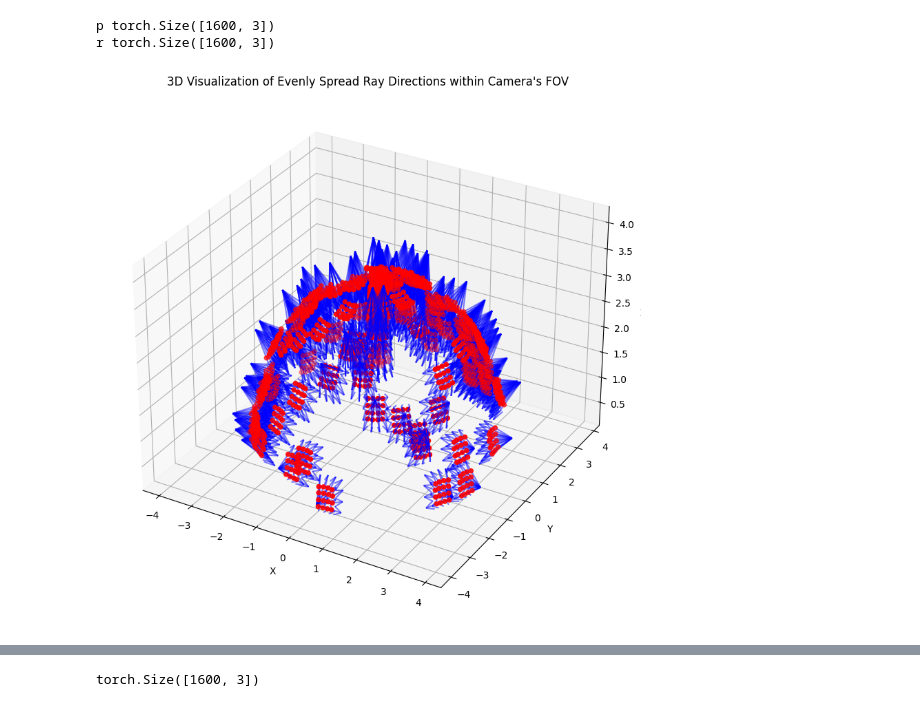
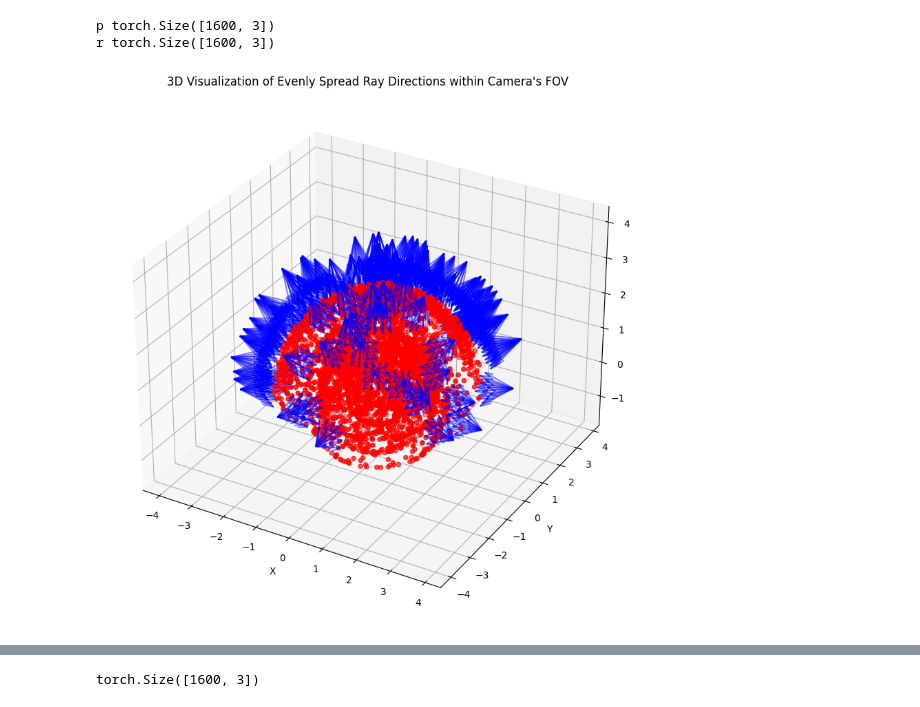
Before and after one commit to DanJbk/Plenoxels, a Jupyter notebook: notebooks/development.ipynb, the cells around one changed output, grey strips where cells are left out. Drawn from its saved outputs; the diff is of its cells as text; code cells hidden in the pictures.

```diff
--- a/notebooks/development.ipynb
+++ b/notebooks/development.ipynb
@@ -1,5 +1,8 @@
 # %%
 import json
+import torch
+import numpy as np
+import matplotlib.pyplot as plt
 from mpl_toolkits.mplot3d import Axes3D
 
 def get_data_from_index(data, index):
@@ -99,33 +102,41 @@ def visualize_rays_3d(ray_directions, camera_positions, scatter_data=None):
     ax.set_zlabel('Z')
     ax.set_title("3D Visualization of Evenly Spread Ray Directions within Camera's FOV")
     plt.show()
 
 data_folder = "D:\9.programming\Plenoxels\data"
 object_folders = ['chair', 'drums', 'ficus', 'hotdog', 'lego', 'materials', 'mic', 'ship']
 
 with open(f"{data_folder}/{object_folders[0]}/transforms_train.json", "r") as f:
     data = json.load(f)
 
 number_of_rays = 16
+delta_step = 1.5
+num_samples = 3
+
 ray_directions = torch.zeros([])
 camera_positions = torch.zeros([])
 for i in range(len(data["frames"])):
     transform_matrix, rotation, file_path, camera_angle_x = get_data_from_index(data, i)
 
     # current_ray_directions = transform_matrix[:3, 2].unsqueeze(0)* -1
     # camera_positions = transform_matrix[:3, 3].unsqueeze(0) if len(camera_positions.shape) == 0 else torch.cat([camera_positions, transform_matrix[:3, 3].unsqueeze(0)], 0)
 
     current_ray_directions = generate_rays(number_of_rays, transform_matrix, camera_angle_x, even_spread=True)
     ray_directions = current_ray_directions if len(ray_directions.shape) == 0 else torch.cat([ray_directions, current_ray_directions], 0)
     camera_positions = transform_matrix[:3, 3].unsqueeze(0).repeat(number_of_rays,1) if len(camera_positions.shape) == 0 else torch.cat([camera_positions, transform_matrix[:3, 3].unsqueeze(0).repeat(number_of_rays,1)], 0)
 
-samples = camera_positions + ray_directions*delta_step
+
+# samples = camera_positions + ray_directions*delta_step
+delta_forsamples = (torch.repeat_interleave(torch.arange(num_samples + 1)[1:], camera_positions.shape[0])*delta_step).unsqueeze(1)
+camera_positions_forsamples = torch.cat([camera_positions] * num_samples)
+ray_directions_forsamples = torch.cat([ray_directions] * num_samples)
+samples_interval = camera_positions_forsamples + ray_directions_forsamples*delta_forsamples
 
 print("p",camera_positions.shape)
 print("r",ray_directions.shape)
 
-visualize_rays_3d(ray_directions, camera_positions, samples)
+visualize_rays_3d(ray_directions, camera_positions, samples_interval)
 # %% [output]
 p torch.Size([1600, 3])
 r torch.Size([1600, 3])
-[figure, old version]
+[figure, new version]
```
Also changed, not shown: parts of 7 cells of this notebook, 1 other file.
